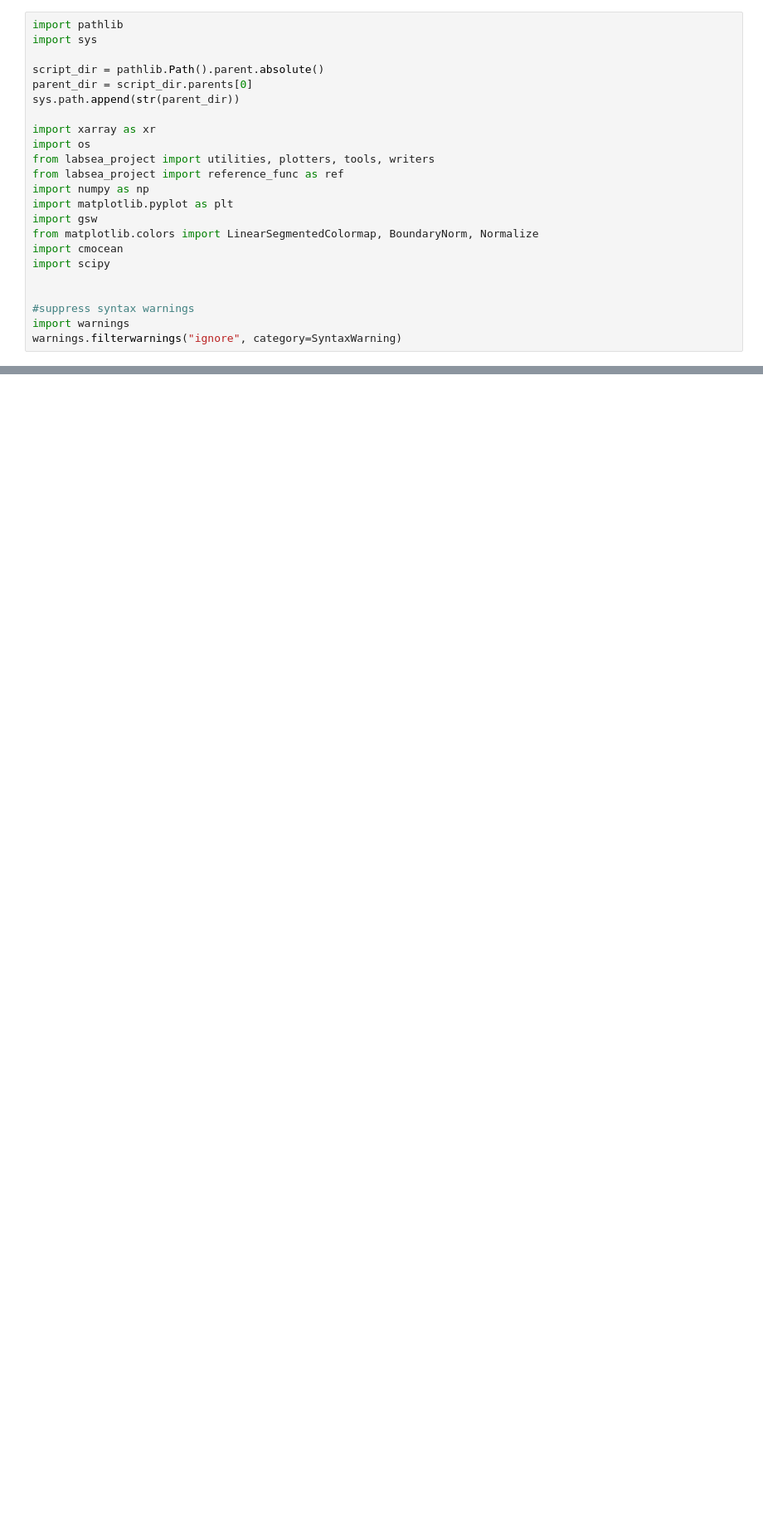
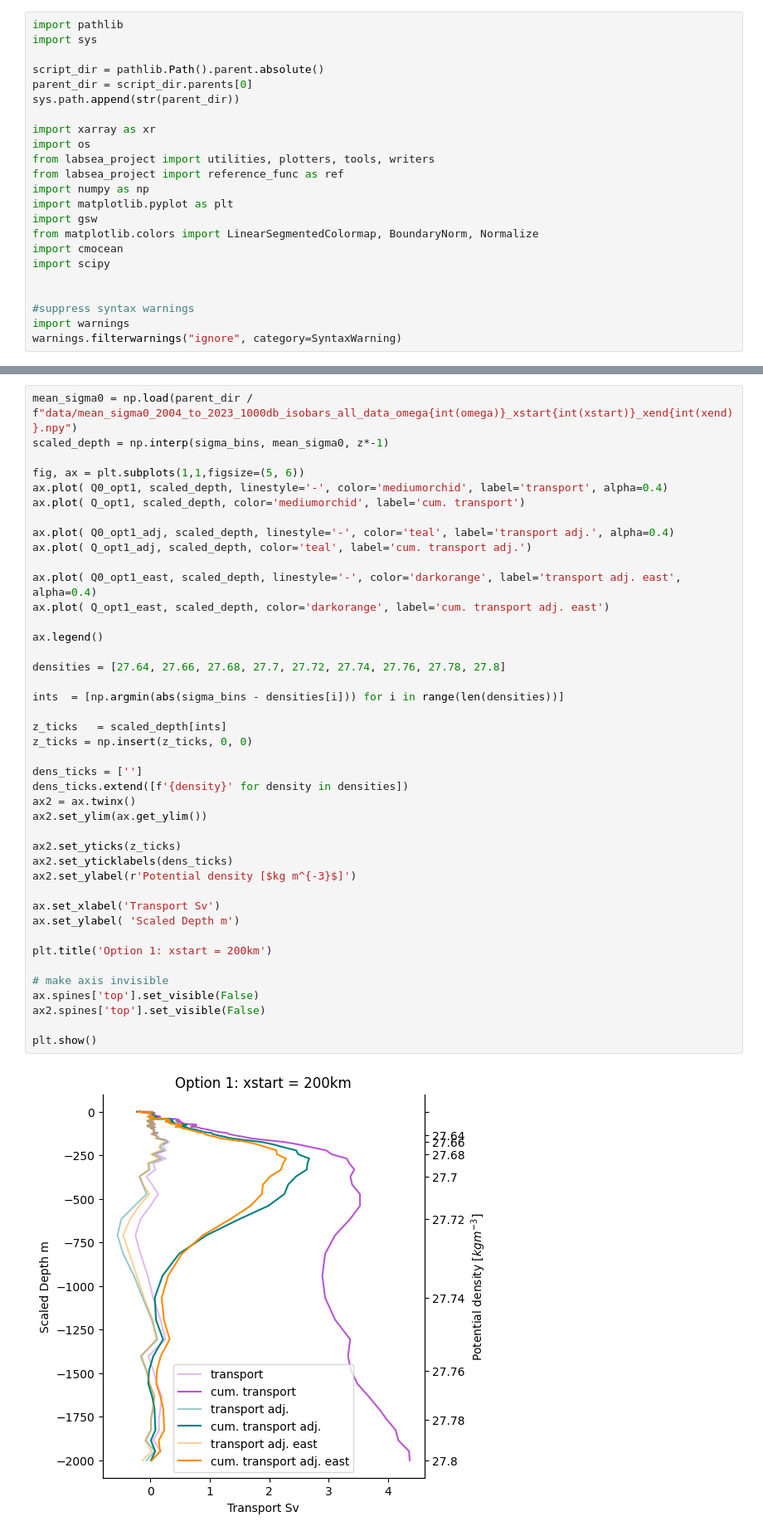
Before and after one commit to katjaschultz/labsea-project, a Jupyter notebook: notebooks/plotting.ipynb, the cells around one changed output, grey strips where cells are left out. Shown at 83% size. Cells and saved outputs as stored; diff of their text form; blank space fills up the shorter version.

```diff
--- a/notebooks/plotting.ipynb
+++ b/notebooks/plotting.ipynb
@@ -63,0 +82,44 @@ plt.plot(ds.strf_z)
+# %%
+mean_sigma0 = np.load(parent_dir / f"data/mean_sigma0_2004_to_2023_1000db_isobars_all_data_omega{int(omega)}_xstart{int(xstart)}_xend{int(xend)}.npy")
+scaled_depth = np.interp(sigma_bins, mean_sigma0, z*-1)
+
+fig, ax = plt.subplots(1,1,figsize=(5, 6))
+ax.plot( Q0_opt1, scaled_depth, linestyle='-', color='mediumorchid', label='transport', alpha=0.4)
+ax.plot( Q_opt1, scaled_depth, color='mediumorchid', label='cum. transport')
+
+ax.plot( Q0_opt1_adj, scaled_depth, linestyle='-', color='teal', label='transport adj.', alpha=0.4)
+ax.plot( Q_opt1_adj, scaled_depth, color='teal', label='cum. transport adj.')
+
+ax.plot( Q0_opt1_east, scaled_depth, linestyle='-', color='darkorange', label='transport adj. east', alpha=0.4)
+ax.plot( Q_opt1_east, scaled_depth, color='darkorange', label='cum. transport adj. east')
+
+ax.legend()
+
+densities = [27.64, 27.66, 27.68, 27.7, 27.72, 27.74, 27.76, 27.78, 27.8]
+
+ints  = [np.argmin(abs(sigma_bins - densities[i])) for i in range(len(densities))]
+
+z_ticks   = scaled_depth[ints]
+z_ticks = np.insert(z_ticks, 0, 0)
+
+dens_ticks = ['']
+dens_ticks.extend([f'{density}' for density in densities])
+ax2 = ax.twinx()
+ax2.set_ylim(ax.get_ylim())
+
+ax2.set_yticks(z_ticks)
+ax2.set_yticklabels(dens_ticks)
+ax2.set_ylabel(r'Potential density [$kg m^{-3}$]')
+
+ax.set_xlabel('Transport Sv')
+ax.set_ylabel( 'Scaled Depth m')
+
+plt.title('Option 1: xstart = 200km')
+
+# make axis invisible
+ax.spines['top'].set_visible(False)
+ax2.spines['top'].set_visible(False)
+
+plt.show()
+# %% [output]
+[figure, added]
```
Also changed, not shown: parts of 6 cells of this notebook, 8 other files.
